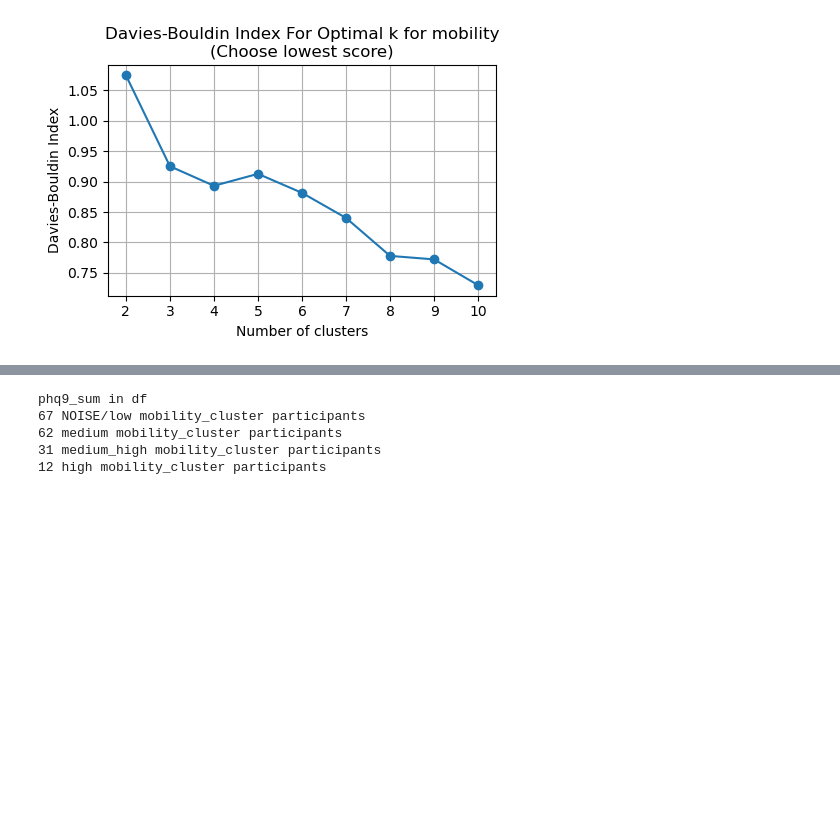
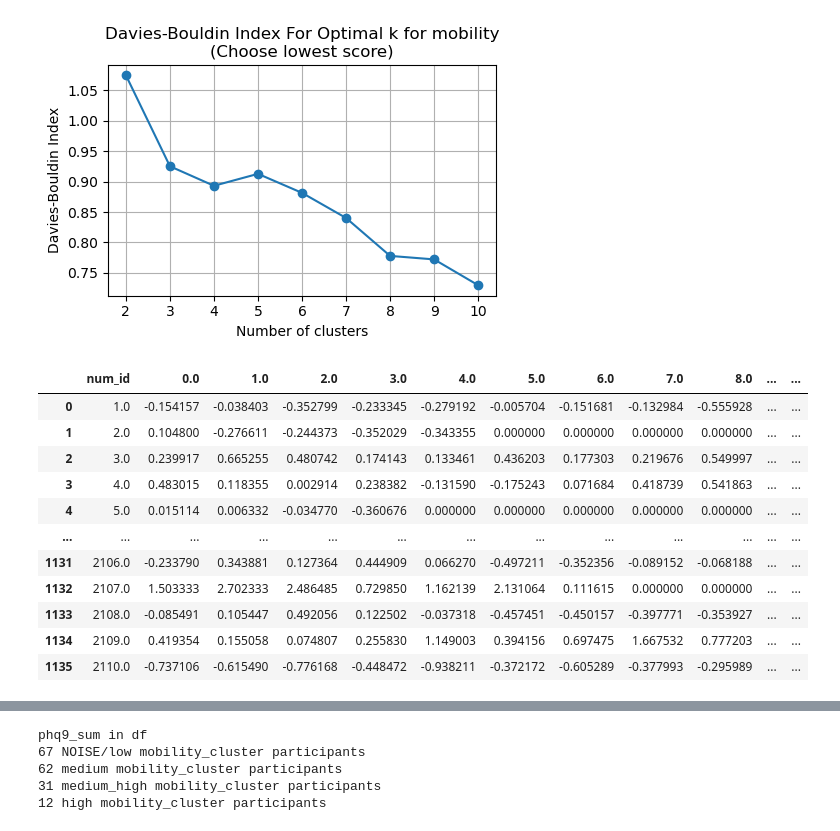
Before and after one commit to kaleyjoss/smartphone_sensor_predictive_modeling, a Jupyter notebook: notebooks/02_var_clustering.ipynb, the cells around one changed output, grey strips where cells are left out. Cells and saved outputs as stored; diff of their text form; code cells hidden in the pictures; blank space fills up the shorter version.

```diff
--- a/notebooks/02_var_clustering.ipynb
+++ b/notebooks/02_var_clustering.ipynb
@@ -85,61 +90,90 @@ Filtered DataFrame shape: (251, 18)
 [figure]
 # %%
 ######### KMeans CLUSTERING for variable responses
-from mpl_toolkits.mplot3d import Axes3D
-import numpy as np
-from tslearn.metrics import cdist_dtw
-from sklearn.cluster import DBSCAN
-from tslearn.utils import to_time_series_dataset
+import plotly.express as px
 
 
 # Step 1: Perform KMeans clustering
 # for cluster: mobility
 cluster_var = 'mobility'
+v1_day_weeks = [1.0, 2.0, 3.0, 4.0, 5.0, 6.0, 7.0, 8.0, 9.0, 10.0]
+v1_week_weeks = [1.0, 2.0, 3.0, 4.0, 6.0, 8.0, 10.0]
+
 for name in ['v1_day','v1_week']:
+
+    # 1: Set variables
     pivot_df = pd.read_csv(os.path.join(brighten_dir, 'graphing', f'{name}_mobility_weeks.csv'))
     df_res = pd.read_csv(os.path.join(brighten_dir, f'{name}_res.csv'))
     distance_matrix= pd.read_csv(os.path.join(brighten_dir, 'graphing', f'{name}_mobility_weeks.csv'))
+    if 'v1_day' in name:
+        required_weeks = [str(week) for week in v1_day_weeks] # make sure numbers are strings
+    if 'v1_week' in name:
+        required_weeks = [str(week) for week in v1_week_weeks] # make sure numbers are strings
     if name == 'v1_day':
         n_clusters=2
     if name == 'v1_day':
         n_clusters=2
 
+    # 2: Fit kmeans labels
     kmeans = KMeans(n_clusters=n_clusters, random_state=0).fit(distance_matrix)
-    print('kmeans.labels_',len(kmeans.labels_))
-    print('pivot_df', pivot_df.shape[0])
-    # Step 2: Add cluster labels to df
+
+    # Step 3: Add cluster labels to df
     pivot_df[cluster_var] = kmeans.labels_
+    pivot_df = pivot_df.loc[:, ~pivot_df.columns.str.contains('^Unnamed')]
+    display(pivot_df)
 
-    # Step 3: Visualize the clusters
+    # Step 4: Visualize the clusters
     colors = ['red', 'green', 'blue', 'yellow','orange','brown']
+    for col in pivot_df.columns.to_list():
+        if 'num_id' not in col:
+            graph_col = pivot_df[[col, mobility]].melt(id_vars='num_id', value_vars=col, )
+            fig = px.line(, x=)
 
-    for c in range(n_clusters):
-        # Create a new figure for each cluster
-        fig, ax = plt.subplots(figsize=(5, 2))
+    fig.show()
+    # for c in range(n_clusters):
 
-        # Get indices of participants belonging to the current cluster
-        cluster_indices = [i for i, label in enumerate(kmeans.labels_) if label == c]
-        cluster_data = pivot_df[required_weeks].iloc[cluster_indices]
+    #     # Create a new figure for each cluster
+    #     fig, ax = plt.subplots(figsize=(5, 2))
 
-        # Plot each participant in the current cluster
-        for i in cluster_indices:
-            ax.plot(cluster_data[required_weeks].iloc[i], color=colors[c], label=f'Participant {i}' if i == cluster_indices[0] else "")
+    #     # Get indices of participants belonging to the current cluster
+    #     cluster_indices = [i for i, label in enumerate(kmeans.labels_) if label == c]
+    #     #print('length of cluster_indices/labels for this cluster', len(cluster_indices))
+    #     #print(cluster_indices)
+    #     cluster_data = pivot_df[required_weeks].loc[cluster_indices].reset_index()
+    #     cluster_data = cluster_data['index'].astype(int)
+    #     cluster_data.rename({"index": "row_number"})
+    #     print(cluster_data.columns)
+    #     #print('shape of cluster data', cluster_data.shape)
+    #     #display(cluster_data)
+    #     # Plot each participant in the current cluster
+    #     for i in cluster_indices:
+    #         i = int(i)
+    #         index = cluster_data.index[cluster_data['row_number']==i].to_list()
+    #         print(index)
+    # #         print(i, pivot_df[required_weeks].loc[i,0])
+    # #         ax.plot(cluster_data[required_weeks].loc[i], color=colors[c], label=f'Participant {i}' if i == cluster_indices[0] else "")
 
-        # Plot the average for that cluster
-        avg_line = cluster_data.mean(axis=0)  # Mean across rows for each week
-        ax.plot(range(1, len(avg_line) + 1), avg_line, color='black', linewidth=2, label='Average')
-        # Label the score at the beginning and end of the average line
-        ax.text(1, avg_line.iloc[0], f"{avg_line.iloc[0]:.5f}", color='black', ha='center', va='bottom', fontweight='bold')
-        ax.text(len(avg_line), avg_line.iloc[-1], f"{avg_line.iloc[-1]:.5f}", color='black', ha='center', va='bottom', fontweight='bold')
-
-        # Add a legend with cluster labels and custom title
-        ax.set_xlabel('Week')
-        ax.set_ylabel(cluster_var)
-        ax.set_title(f'{cluster_var} Week-Avg Scores Week 1-4 for Cluster {c}\n{len(cluster_indices)} Participants')
+        # # Plot the average for that cluster
+        # avg_line = cluster_data.mean(axis=0)  # Mean across rows for each week
+        # ax.plot(range(1, len(avg_line) + 1), avg_line, color='black', linewidth=2, label='Average')
+        # # Label the score at the beginning and end of the average line
+        # ax.text(1, avg_line.iloc[0], f"{avg_line.iloc[0]:.5f}", color='black', ha='center', va='bottom', fontweight='bold')
+        # ax.text(len(avg_line), avg_line.iloc[-1], f"{avg_line.iloc[-1]:.5f}", color='black', ha='center', va='bottom', fontweight='bold')
 
         # Show the plot for the current cluster
-        plt.show()
-
-    cluster_data.to_csv(os.path.join(brighten_dir, f'{cluster_var}{n_clusters}_map.csv'))
-    print(f"Cluster map for IDs to {cluster_var} ({n_clusters} clusters) saved to {cluster_var}{n_clusters}_map.csv ")
+x
+    # cluster_data.to_csv(os.path.join(brighten_dir, f'{cluster_var}{n_clusters}_map.csv'))
+    # print(f"Cluster map for IDs to {cluster_var} ({n_clusters} clusters) saved to {cluster_var}{n_clusters}_map.csv ")
 # %% [output]
+|  | num_id | 0.0 | 1.0 | 2.0 | 3.0 | 4.0 | 5.0 | 6.0 | 7.0 | 8.0 | ... | ... |
+| 0 | 1.0 | -0.154157 | -0.038403 | -0.352799 | -0.233345 | -0.279192 | -0.005704 | -0.151681 | -0.132984 | -0.555928 | ... | ... |
+| 1 | 2.0 | 0.104800 | -0.276611 | -0.244373 | -0.352029 | -0.343355 | 0.000000 | 0.000000 | 0.000000 | 0.000000 | ... | ... |
+| 2 | 3.0 | 0.239917 | 0.665255 | 0.480742 | 0.174143 | 0.133461 | 0.436203 | 0.177303 | 0.219676 | 0.549997 | ... | ... |
+| 3 | 4.0 | 0.483015 | 0.118355 | 0.002914 | 0.238382 | -0.131590 | -0.175243 | 0.071684 | 0.418739 | 0.541863 | ... | ... |
+| 4 | 5.0 | 0.015114 | 0.006332 | -0.034770 | -0.360676 | 0.000000 | 0.000000 | 0.000000 | 0.000000 | 0.000000 | ... | ... |
+| ... | ... | ... | ... | ... | ... | ... | ... | ... | ... | ... | ... | ... |
+| 1131 | 2106.0 | -0.233790 | 0.343881 | 0.127364 | 0.444909 | 0.066270 | -0.497211 | -0.352356 | -0.089152 | -0.068188 | ... | ... |
+| 1132 | 2107.0 | 1.503333 | 2.702333 | 2.486485 | 0.729850 | 1.162139 | 2.131064 | 0.111615 | 0.000000 | 0.000000 | ... | ... |
+| 1133 | 2108.0 | -0.085491 | 0.105447 | 0.492056 | 0.122502 | -0.037318 | -0.457451 | -0.450157 | -0.397771 | -0.353927 | ... | ... |
+| 1134 | 2109.0 | 0.419354 | 0.155058 | 0.074807 | 0.255830 | 1.149003 | 0.394156 | 0.697475 | 1.667532 | 0.777203 | ... | ... |
+| 1135 | 2110.0 | -0.737106 | -0.615490 | -0.776168 | -0.448472 | -0.938211 | -0.372172 | -0.605289 | -0.377993 | -0.295989 | ... | ... |
```
Also changed, not shown: parts of 2 cells of this notebook, 5 other files.
